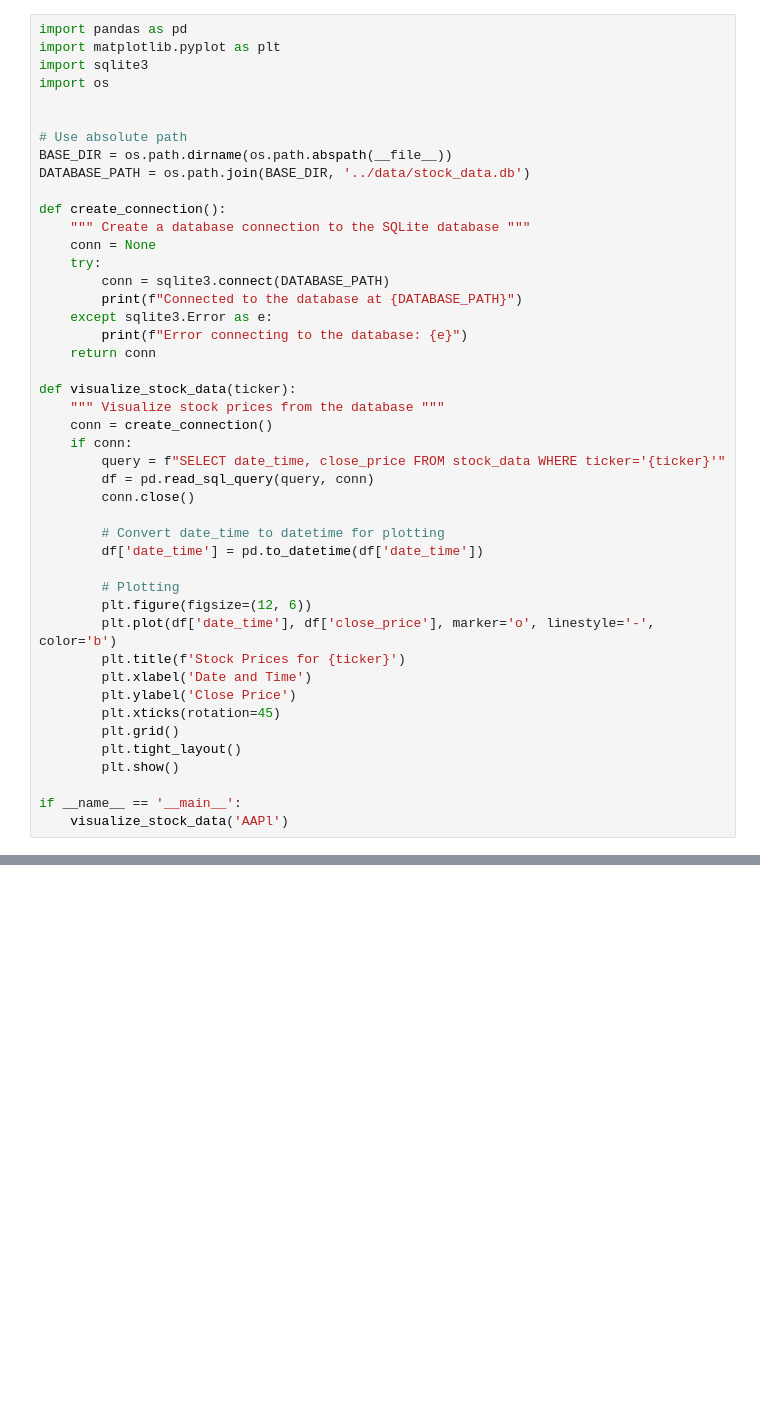
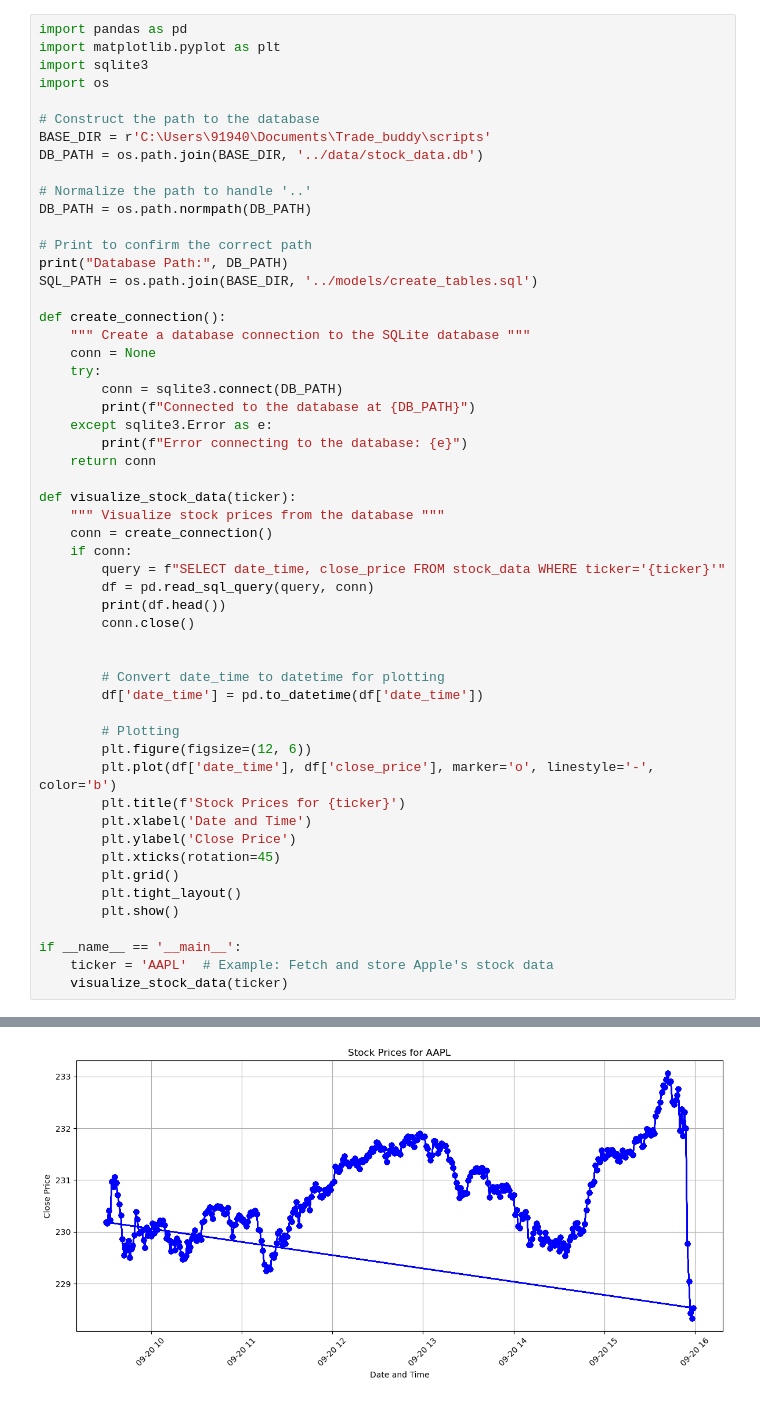
Before and after one commit to njk8/trading_buddy, a Jupyter notebook: scripts/view_data.ipynb, the cells around one changed output, grey strips where cells are left out. Saved outputs shown, nothing was run; the diff lists cells and outputs as text; blank space fills up the shorter version.

```diff
--- a/scripts/view_data.ipynb
+++ b/scripts/view_data.ipynb
@@ -4,17 +4,23 @@ import matplotlib.pyplot as plt
 import sqlite3
 import os
 
+# Construct the path to the database
+BASE_DIR = r'C:\Users\91940\Documents\Trade_buddy\scripts'
+DB_PATH = os.path.join(BASE_DIR, '../data/stock_data.db')
 
-# Use absolute path
-BASE_DIR = os.path.dirname(os.path.abspath(__file__))
-DATABASE_PATH = os.path.join(BASE_DIR, '../data/stock_data.db')
+# Normalize the path to handle '..'
+DB_PATH = os.path.normpath(DB_PATH)
+
+# Print to confirm the correct path
+print("Database Path:", DB_PATH)
+SQL_PATH = os.path.join(BASE_DIR, '../models/create_tables.sql')
 
 def create_connection():
     """ Create a database connection to the SQLite database """
     conn = None
     try:
-        conn = sqlite3.connect(DATABASE_PATH)
-        print(f"Connected to the database at {DATABASE_PATH}")
+        conn = sqlite3.connect(DB_PATH)
+        print(f"Connected to the database at {DB_PATH}")
     except sqlite3.Error as e:
         print(f"Error connecting to the database: {e}")
     return conn
@@ -25,7 +31,9 @@ def visualize_stock_data(ticker):
     if conn:
         query = f"SELECT date_time, close_price FROM stock_data WHERE ticker='{ticker}'"
         df = pd.read_sql_query(query, conn)
+        print(df.head())
         conn.close()
+
 
         # Convert date_time to datetime for plotting
         df['date_time'] = pd.to_datetime(df['date_time'])
@@ -42,5 +50,6 @@ def visualize_stock_data(ticker):
         plt.show()
 
 if __name__ == '__main__':
-    visualize_stock_data('AAPl')
+    ticker = 'AAPL'  # Example: Fetch and store Apple's stock data
+    visualize_stock_data(ticker)
 # %% [output]
@@ -47,0 +64 @@ Error:
+[figure, added]
```
Also changed, not shown: parts of 1 cell of this notebook, 2 other files.
